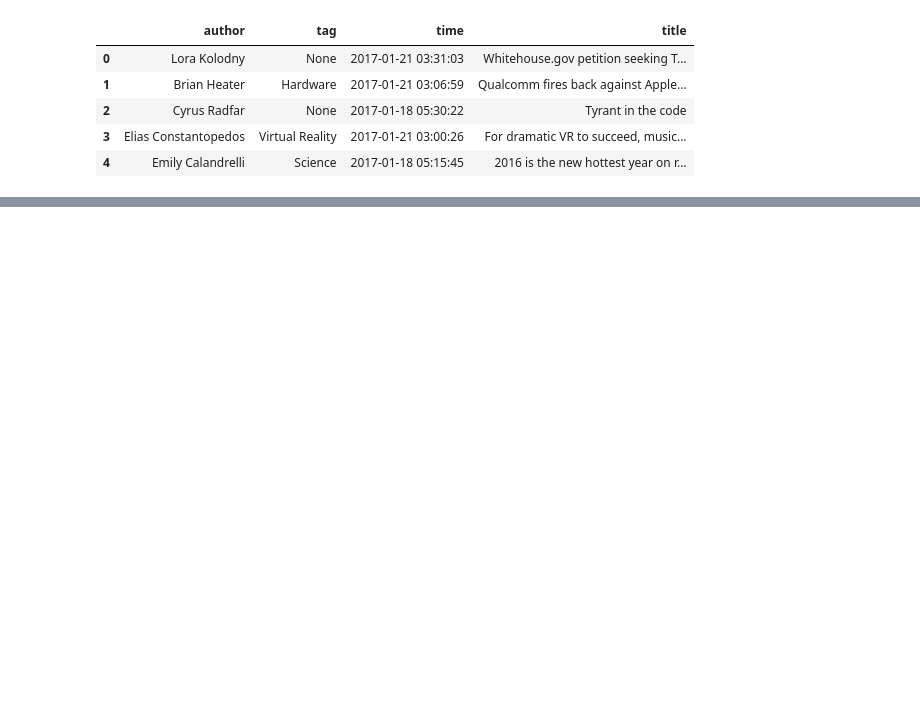
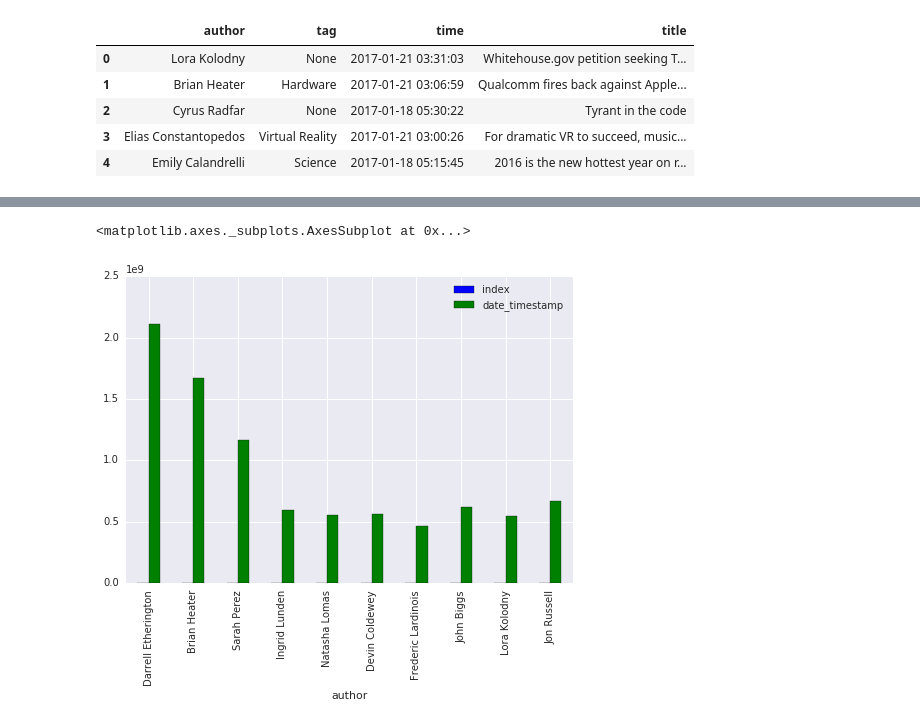
Before and after one commit to andriipetruk/techcrunch_dataset, a Jupyter notebook: news_analytics.ipynb, the cells around one changed output, grey strips where cells are left out. Saved outputs shown, nothing was run; the diff lists cells and outputs as text; code cells hidden in the pictures; blank space fills up the shorter version.

```diff
--- a/news_analytics.ipynb
+++ b/news_analytics.ipynb
@@ -42,0 +89,7 @@ df.plot()
+# %%
+data_author = df.groupby('author').sum()
+data_author = data_author.sort_values('index', ascending=False)
+data_author.head(10).plot(kind='bar')
+# %% [output]
+<matplotlib.axes._subplots.AxesSubplot at 0x...>
+[figure, added]
```
Also changed, not shown: parts of 16 cells of this notebook, 7 other files.
